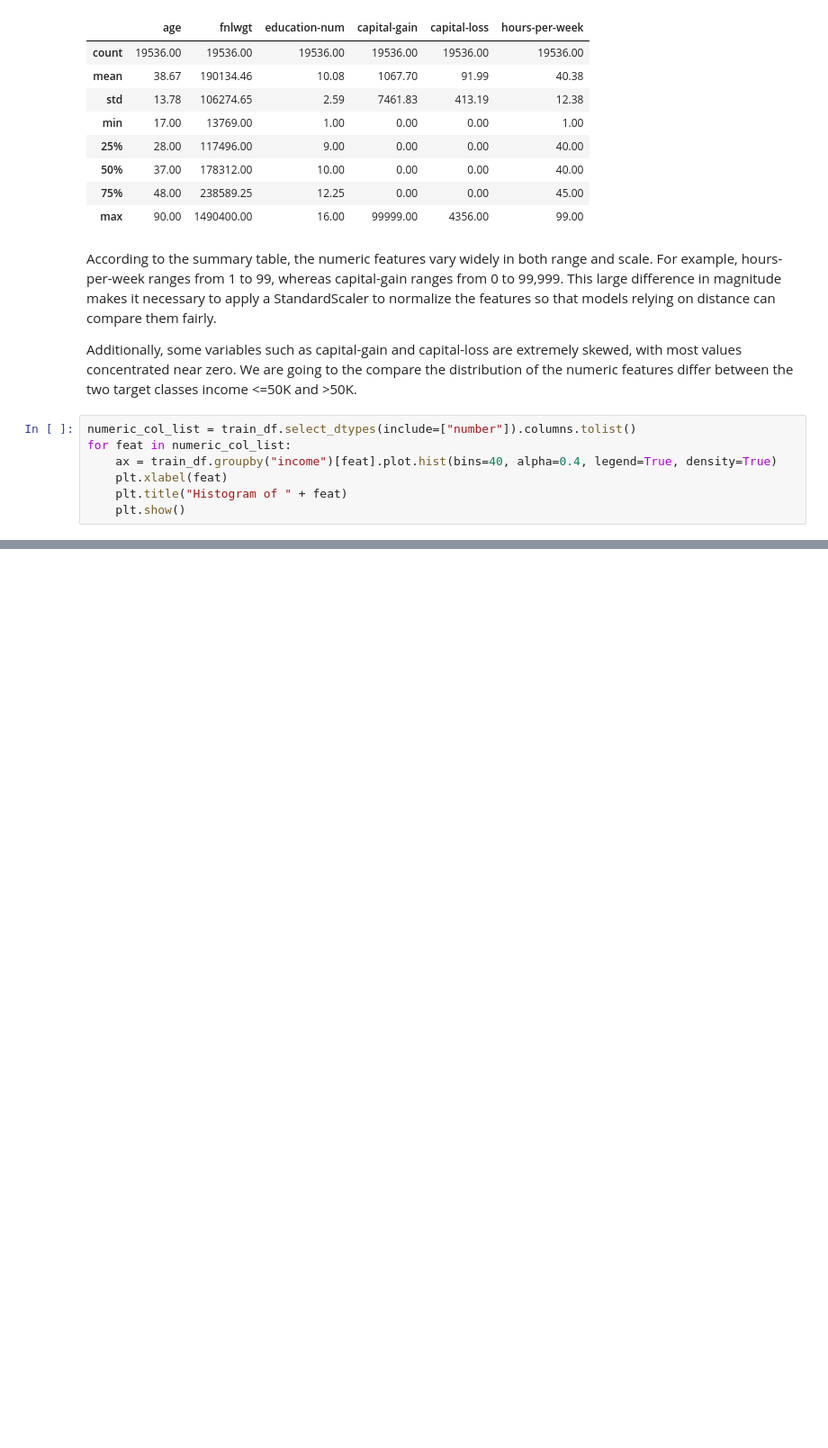
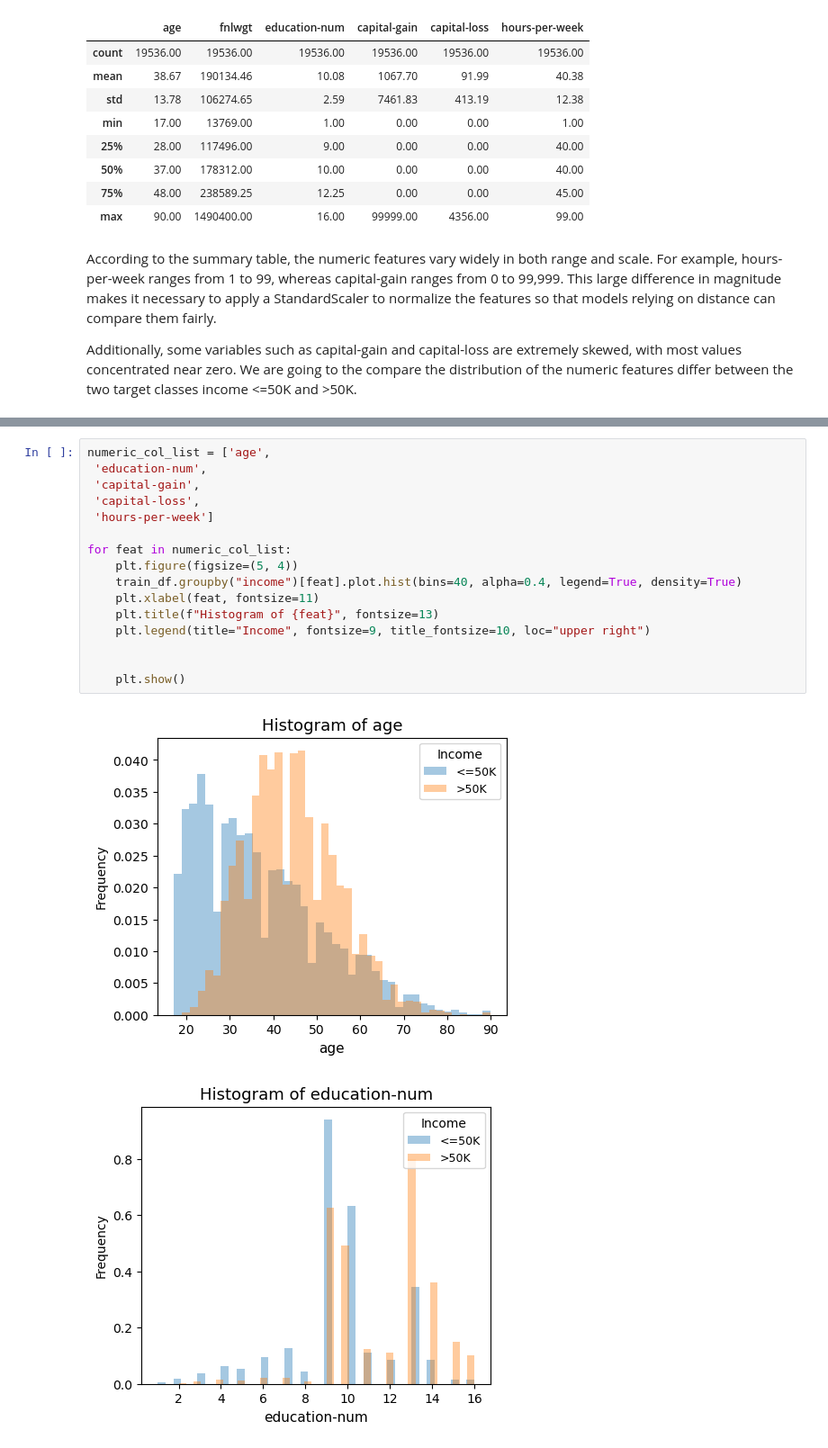
Before and after one commit to SeanBrown12345/522GroupProject, a Jupyter notebook: notebooks/EDA.ipynb, the cells around one changed output, grey strips where cells are left out. Shown: that part at 90% size. Drawn from its saved outputs; the diff is of its cells as text; blank space fills up the shorter version.

Commit message:
add insight for numeric features

```diff
--- a/notebooks/EDA.ipynb
+++ b/notebooks/EDA.ipynb
@@ -80,10 +80,3 @@ train_df.describe(include="number").round(2)
 According to the summary table, the numeric features vary widely in both range and scale. For example, hours-per-week ranges from 1 to 99, whereas capital-gain ranges from 0 to 99,999. This large difference in magnitude makes it necessary to apply a StandardScaler to normalize the features so that models relying on distance can compare them fairly.
 
 Additionally, some variables such as capital-gain and capital-loss are extremely skewed, with most values concentrated near zero. We are going to the compare the distribution of the numeric features differ between the two target classes income <=50K and >50K.
-# %%
-numeric_col_list = train_df.select_dtypes(include=["number"]).columns.tolist()
-for feat in numeric_col_list:
-    ax = train_df.groupby("income")[feat].plot.hist(bins=40, alpha=0.4, legend=True, density=True)
-    plt.xlabel(feat)
-    plt.title("Histogram of " + feat)
-    plt.show()
@@ -96,0 +92,19 @@ for feat in numeric_col_list:
+# %%
+numeric_col_list = ['age',
+ 'education-num',
+ 'capital-gain',
+ 'capital-loss',
+ 'hours-per-week']
+
+for feat in numeric_col_list:
+    plt.figure(figsize=(5, 4))
+    train_df.groupby("income")[feat].plot.hist(bins=40, alpha=0.4, legend=True, density=True)
+    plt.xlabel(feat, fontsize=11)
+    plt.title(f"Histogram of {feat}", fontsize=13)
+    plt.legend(title="Income", fontsize=9, title_fontsize=10, loc="upper right")
+
+
+    plt.show()
+# %% [output]
+[figure, added]
+[figure, added]
```
Also changed, not shown: parts of 4 cells of this notebook.
